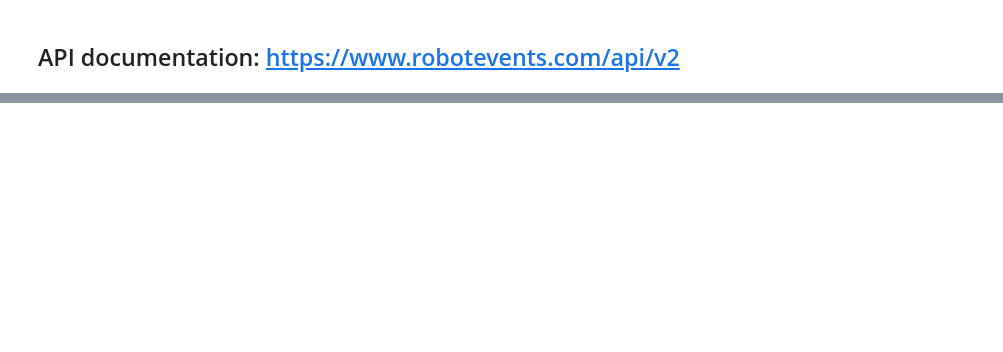
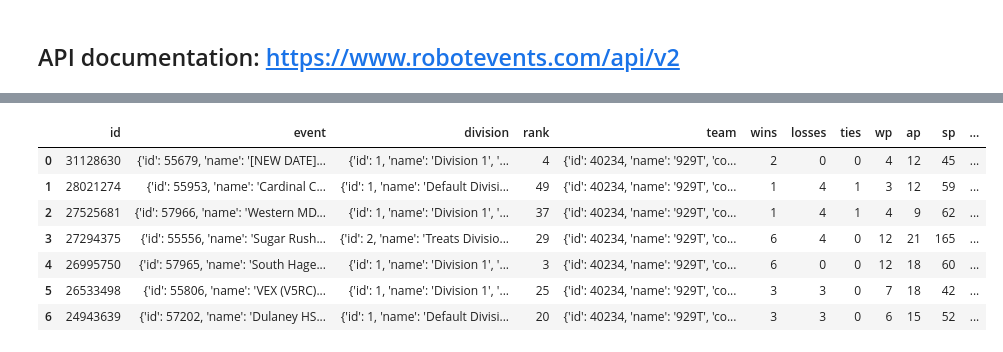
Before and after one commit to Someone374/VEX_team_scouting, a Jupyter notebook: VEX_APIs.ipynb, the cells around one changed output, grey strips where cells are left out. Saved outputs shown, nothing was run; the diff lists cells and outputs as text; code cells hidden in the pictures; blank space fills up the shorter version.

```diff
--- a/VEX_APIs.ipynb
+++ b/VEX_APIs.ipynb
@@ -200,0 +192,13 @@ df_team_results.to_excel('2024_Maryland_VEX_MiddleSchool_Teams.xlsx')
+# %%
+# 929T
+this_season =get_tournament_statistics_by_team_by_season('40234',season='190')
+this_season
+# %% [output]
+|  | id | event | division | rank | team | wins | losses | ties | wp | ap | sp | ... |
+| 0 | 31128630 | {'id': 55679, 'name': '[NEW DATE]... | {'id': 1, 'name': 'Division 1', '... | 4 | {'id': 40234, 'name': '929T', 'co... | 2 | 0 | 0 | 4 | 12 | 45 | ... |
+| 1 | 28021274 | {'id': 55953, 'name': 'Cardinal C... | {'id': 1, 'name': 'Default Divisi... | 49 | {'id': 40234, 'name': '929T', 'co... | 1 | 4 | 1 | 3 | 12 | 59 | ... |
+| 2 | 27525681 | {'id': 57966, 'name': 'Western MD... | {'id': 1, 'name': 'Division 1', '... | 37 | {'id': 40234, 'name': '929T', 'co... | 1 | 4 | 1 | 4 | 9 | 62 | ... |
+| 3 | 27294375 | {'id': 55556, 'name': 'Sugar Rush... | {'id': 2, 'name': 'Treats Divisio... | 29 | {'id': 40234, 'name': '929T', 'co... | 6 | 4 | 0 | 12 | 21 | 165 | ... |
+| 4 | 26995750 | {'id': 57965, 'name': 'South Hage... | {'id': 1, 'name': 'Division 1', '... | 3 | {'id': 40234, 'name': '929T', 'co... | 6 | 0 | 0 | 12 | 18 | 60 | ... |
+| 5 | 26533498 | {'id': 55806, 'name': 'VEX (V5RC)... | {'id': 1, 'name': 'Division 1', '... | 25 | {'id': 40234, 'name': '929T', 'co... | 3 | 3 | 0 | 7 | 18 | 42 | ... |
+| 6 | 24943639 | {'id': 57202, 'name': 'Dulaney HS... | {'id': 1, 'name': 'Default Divisi... | 20 | {'id': 40234, 'name': '929T', 'co... | 3 | 3 | 0 | 6 | 15 | 52 | ... |
```
Also changed, not shown: parts of 32 cells of this notebook, 2 other files.
